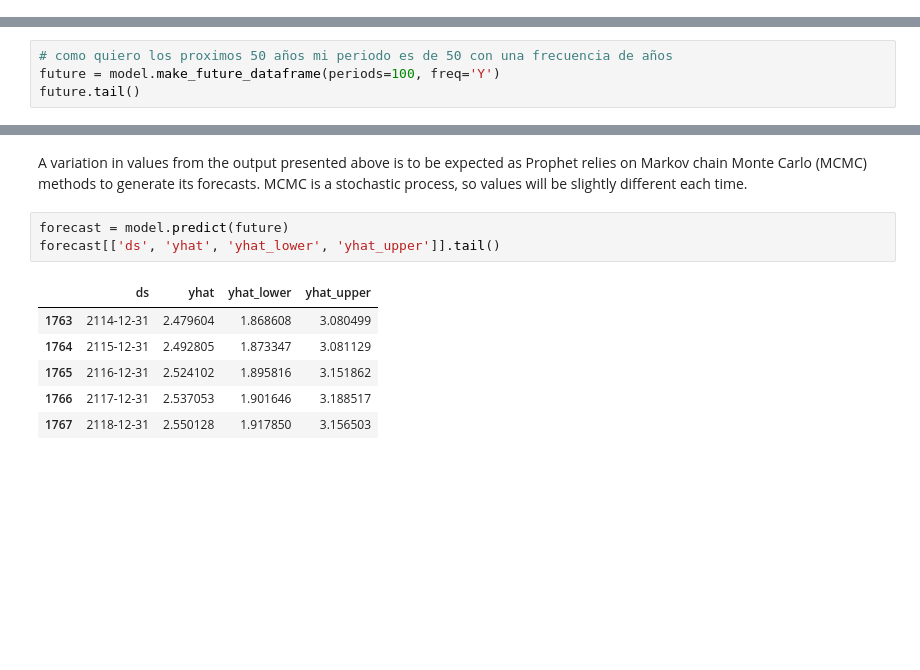
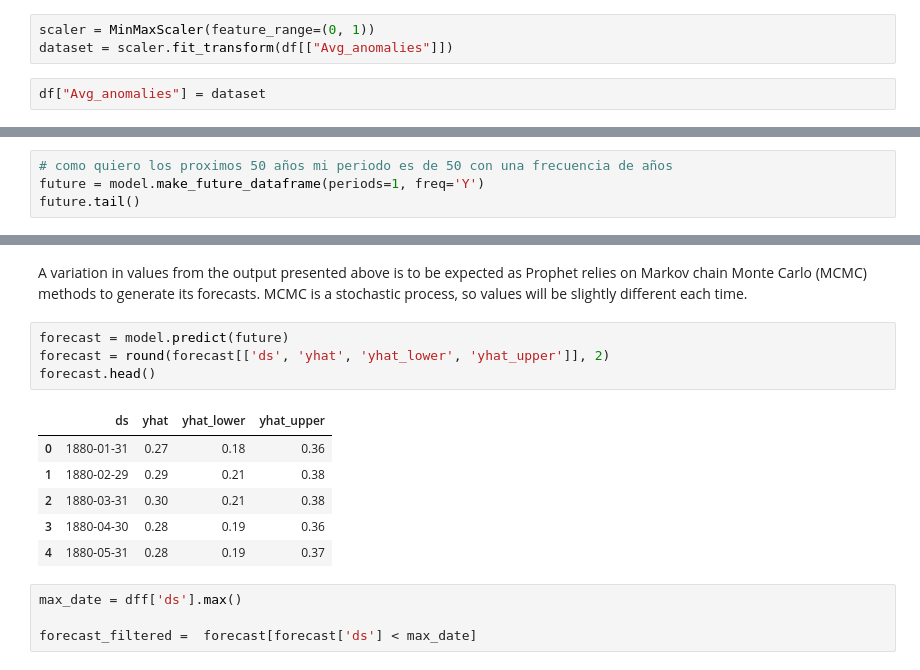
Before and after one commit to AnaAGG/Time_Series_Project, a Jupyter notebook: Notebooks/1.2_Temperature model.ipynb, the cells around one changed output, grey strips where cells are left out. Cells and saved outputs as stored; diff of their text form; blank space fills up the shorter version.

```diff
--- a/Notebooks/1.2_Temperature model.ipynb
+++ b/Notebooks/1.2_Temperature model.ipynb
@@ -36,6 +40,11 @@ df.dtypes
 date              object
 Avg_anomalies    float64
 dtype: object
+# %%
+scaler = MinMaxScaler(feature_range=(0, 1))
+dataset = scaler.fit_transform(df[["Avg_anomalies"]])
+# %%
+df["Avg_anomalies"] = dataset
 # %%
 df['Datetime'] = pd.to_datetime(df['date'])
 # %%
@@ -97,7 +125,7 @@ INFO:prophet:Disabling daily seasonality. Run prophet with daily_seasonality=Tru
 [Here](https://pandas.pydata.org/pandas-docs/stable/user_guide/timeseries.html) is a reference to the acceptable freq parameter aliases
 # %%
 # como quiero los proximos 50 años mi periodo es de 50 con una frecuencia de años
-future = model.make_future_dataframe(periods=100, freq='Y')
+future = model.make_future_dataframe(periods=1, freq='Y')
 future.tail()
 # %% [output]
 |  | ds |
@@ -117,11 +145,16 @@ Prophet returns a large DataFrame with many interesting columns, but we subset o
 A variation in values from the output presented above is to be expected as Prophet relies on Markov chain Monte Carlo (MCMC) methods to generate its forecasts. MCMC is a stochastic process, so values will be slightly different each time.
 # %%
 forecast = model.predict(future)
-forecast[['ds', 'yhat', 'yhat_lower', 'yhat_upper']].tail()
+forecast = round(forecast[['ds', 'yhat', 'yhat_lower', 'yhat_upper']], 2)
+forecast.head()
 # %% [output]
 |  | ds | yhat | yhat_lower | yhat_upper |
-| 1763 | 2114-12-31 | 2.479604 | 1.868608 | 3.080499 |
-| 1764 | 2115-12-31 | 2.492805 | 1.873347 | 3.081129 |
-| 1765 | 2116-12-31 | 2.524102 | 1.895816 | 3.151862 |
-| 1766 | 2117-12-31 | 2.537053 | 1.901646 | 3.188517 |
-| 1767 | 2118-12-31 | 2.550128 | 1.917850 | 3.156503 |
+| 0 | 1880-01-31 | 0.27 | 0.18 | 0.36 |
+| 1 | 1880-02-29 | 0.29 | 0.21 | 0.38 |
+| 2 | 1880-03-31 | 0.30 | 0.21 | 0.38 |
+| 3 | 1880-04-30 | 0.28 | 0.19 | 0.36 |
+| 4 | 1880-05-31 | 0.28 | 0.19 | 0.37 |
+# %%
+max_date = dff['ds'].max()
+
+forecast_filtered =  forecast[forecast['ds'] < max_date]
```
Also changed, not shown: parts of 13 cells of this notebook, 13 other files.
